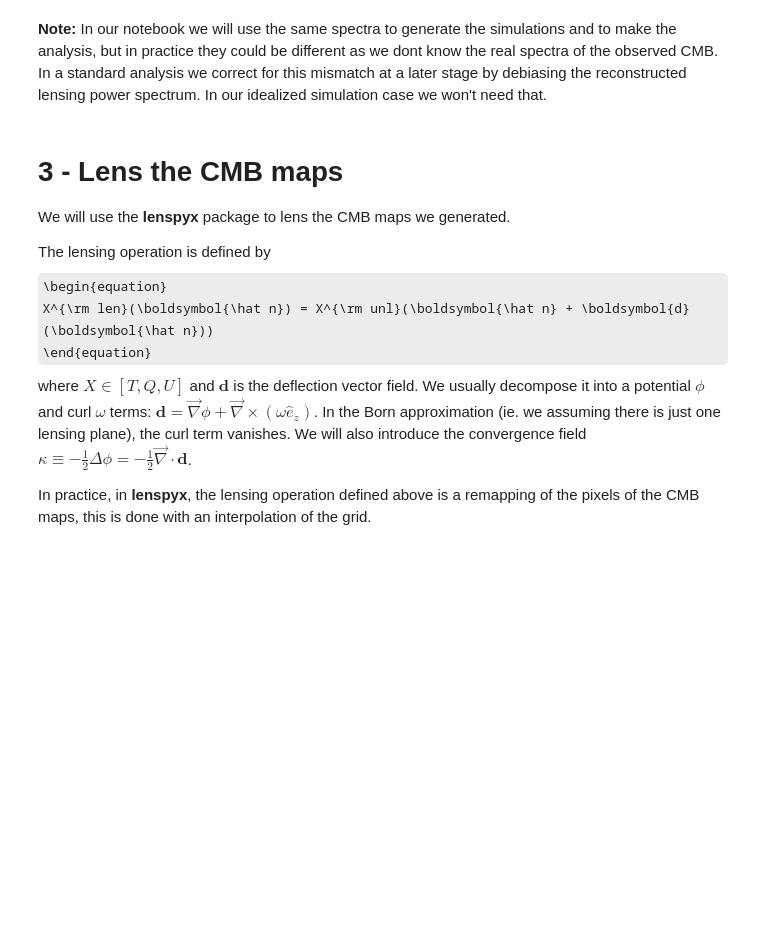
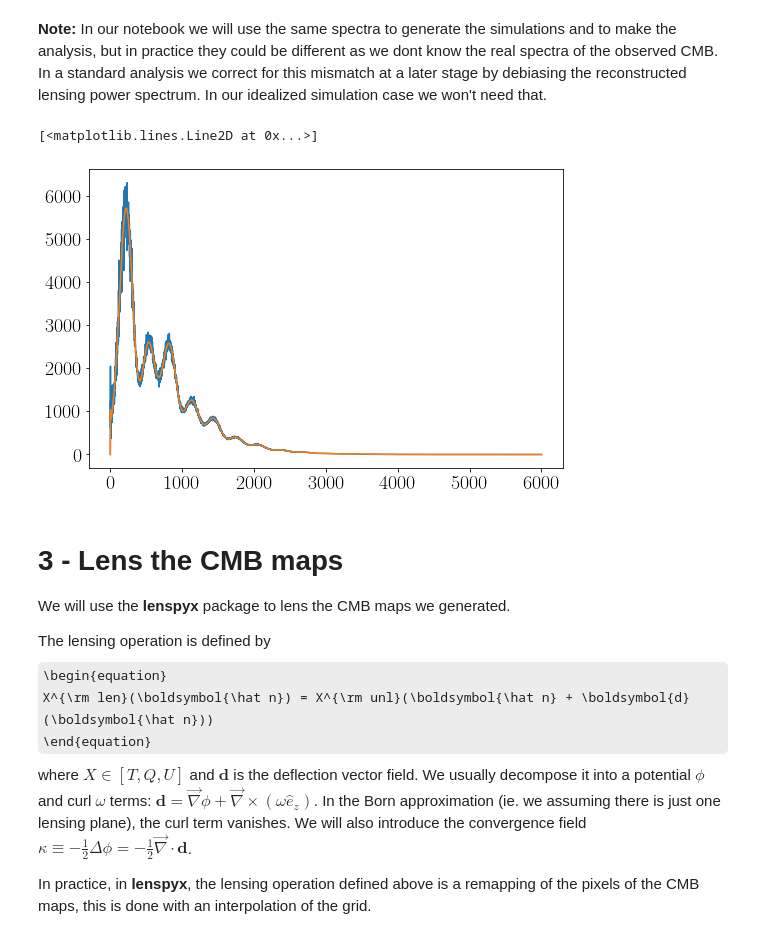
Before and after one commit to carronj/plancklens, a Jupyter notebook: tutorial/tuto_QE.ipynb, the cells around one changed output. Saved outputs shown, nothing was run; the diff lists cells and outputs as text; code cells hidden in the pictures; some formulas as TeX source; blank space fills up the shorter version.

```diff
--- a/tutorial/tuto_QE.ipynb
+++ b/tutorial/tuto_QE.ipynb
@@ -104,6 +106,14 @@ alms_arr = hp.synalm([cl_unl['tt'], cl_unl['te'], None, cl_unl['pt'],
     cl_unl['ee'], None, cl_unl['pe'], cl_unl['bb'], None, cl_unl['pp'] ], new=False, lmax=lmax_sky)
 # %%
 alms = {'t':alms_arr[0], 'e':alms_arr[1], 'b':alms_arr[2], 'p':alms_arr[3]}
+# %%
+ell = np.arange(lmax_sky+1)
+
+plt.plot(ell, hp.alm2cl(alms['t'])*f(ell))
+plt.plot(ell, cl_unl['tt'][ell]*f(ell))
+# %% [output]
+[<matplotlib.lines.Line2D at 0x...>]
+[figure, added]
 # %% [markdown]
 # 3 - Lens the CMB maps
 
```
Also changed, not shown: parts of 10 cells of this notebook.
